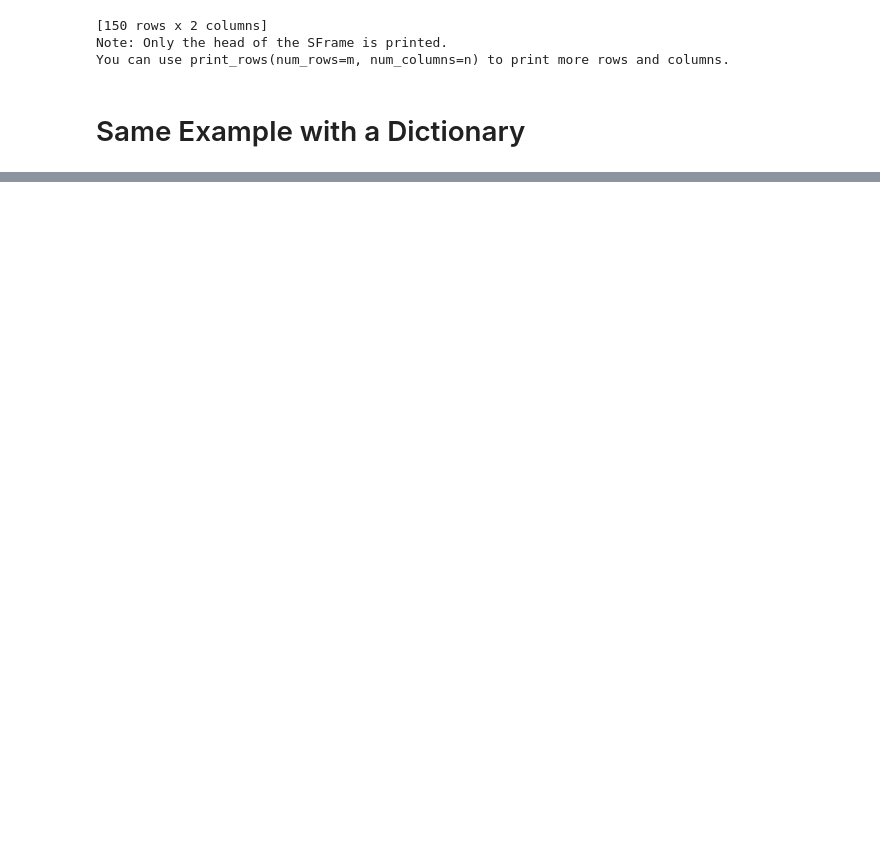
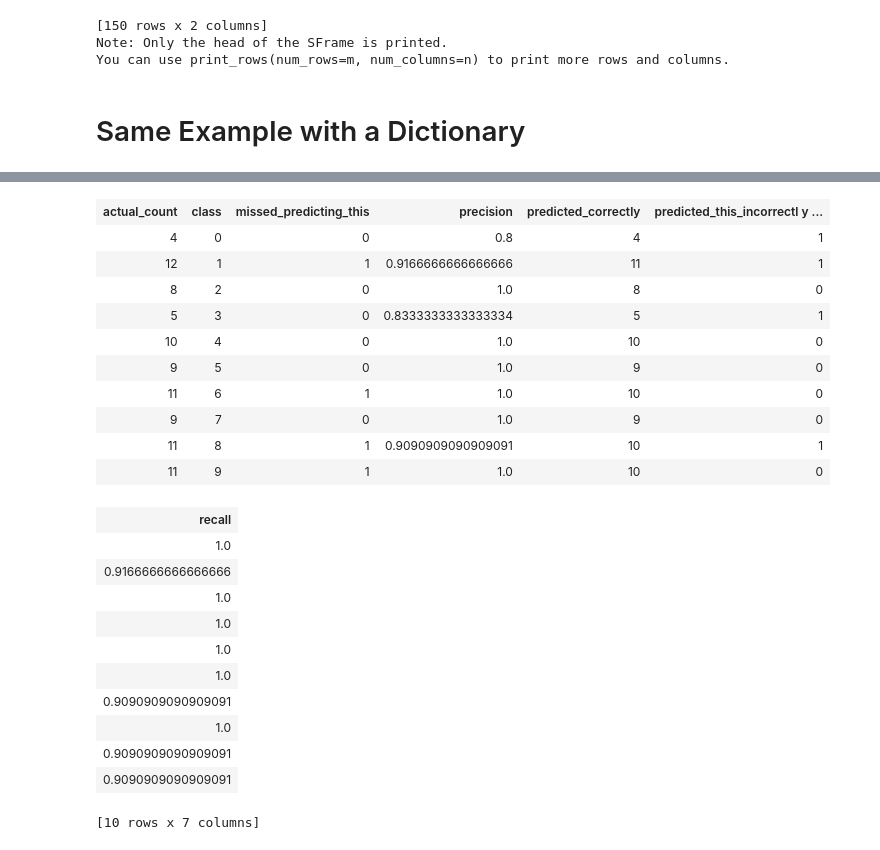
Before and after one commit to SMU-MSLC/TuriExamples, a Jupyter notebook: TuriExample.ipynb, the cells around one changed output, grey strips where cells are left out. Saved outputs shown, nothing was run; the diff lists cells and outputs as text; code cells hidden in the pictures; blank space fills up the shorter version.

```diff
--- a/TuriExample.ipynb
+++ b/TuriExample.ipynb
@@ -285,2 +328,28 @@ Validation auc                 : 1.0
 Note: Only the head of the SFrame is printed.
 You can use print_rows(num_rows=m, num_columns=n) to print more rows and columns.
+# %%
+model.validation_report_by_class
+# %% [output]
+| actual_count | class | missed_predicting_this | precision | predicted_correctly | predicted_this_incorrectl y ... |
+| 4 | 0 | 0 | 0.8 | 4 | 1 |
+| 12 | 1 | 1 | 0.9166666666666666 | 11 | 1 |
+| 8 | 2 | 0 | 1.0 | 8 | 0 |
+| 5 | 3 | 0 | 0.8333333333333334 | 5 | 1 |
+| 10 | 4 | 0 | 1.0 | 10 | 0 |
+| 9 | 5 | 0 | 1.0 | 9 | 0 |
+| 11 | 6 | 1 | 1.0 | 10 | 0 |
+| 9 | 7 | 0 | 1.0 | 9 | 0 |
+| 11 | 8 | 1 | 0.9090909090909091 | 10 | 1 |
+| 11 | 9 | 1 | 1.0 | 10 | 0 |
+| recall |
+| 1.0 |
+| 0.9166666666666666 |
+| 1.0 |
+| 1.0 |
+| 1.0 |
+| 1.0 |
+| 0.9090909090909091 |
+| 1.0 |
+| 0.9090909090909091 |
+| 0.9090909090909091 |
+[10 rows x 7 columns]
```
Also changed, not shown: parts of 11 cells of this notebook.
